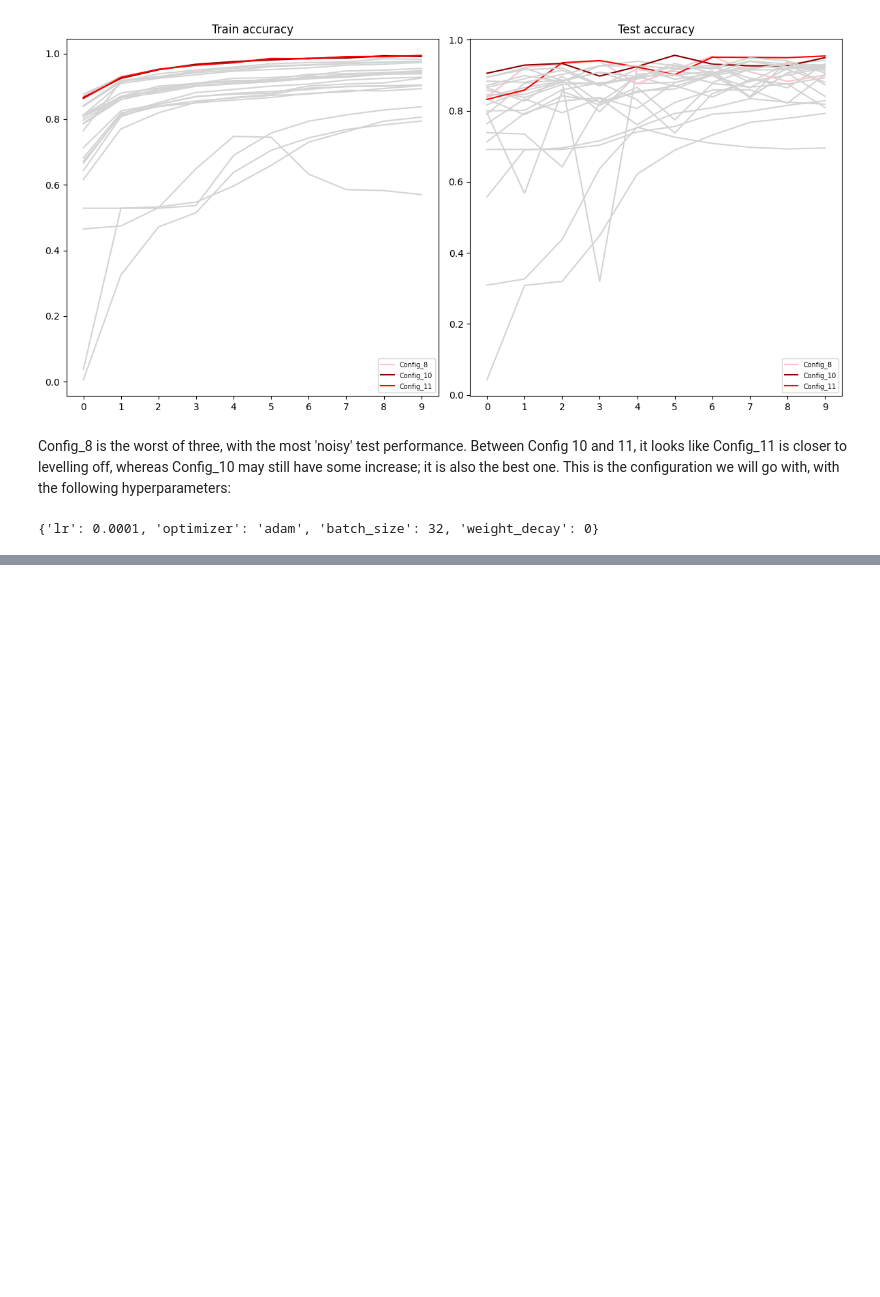
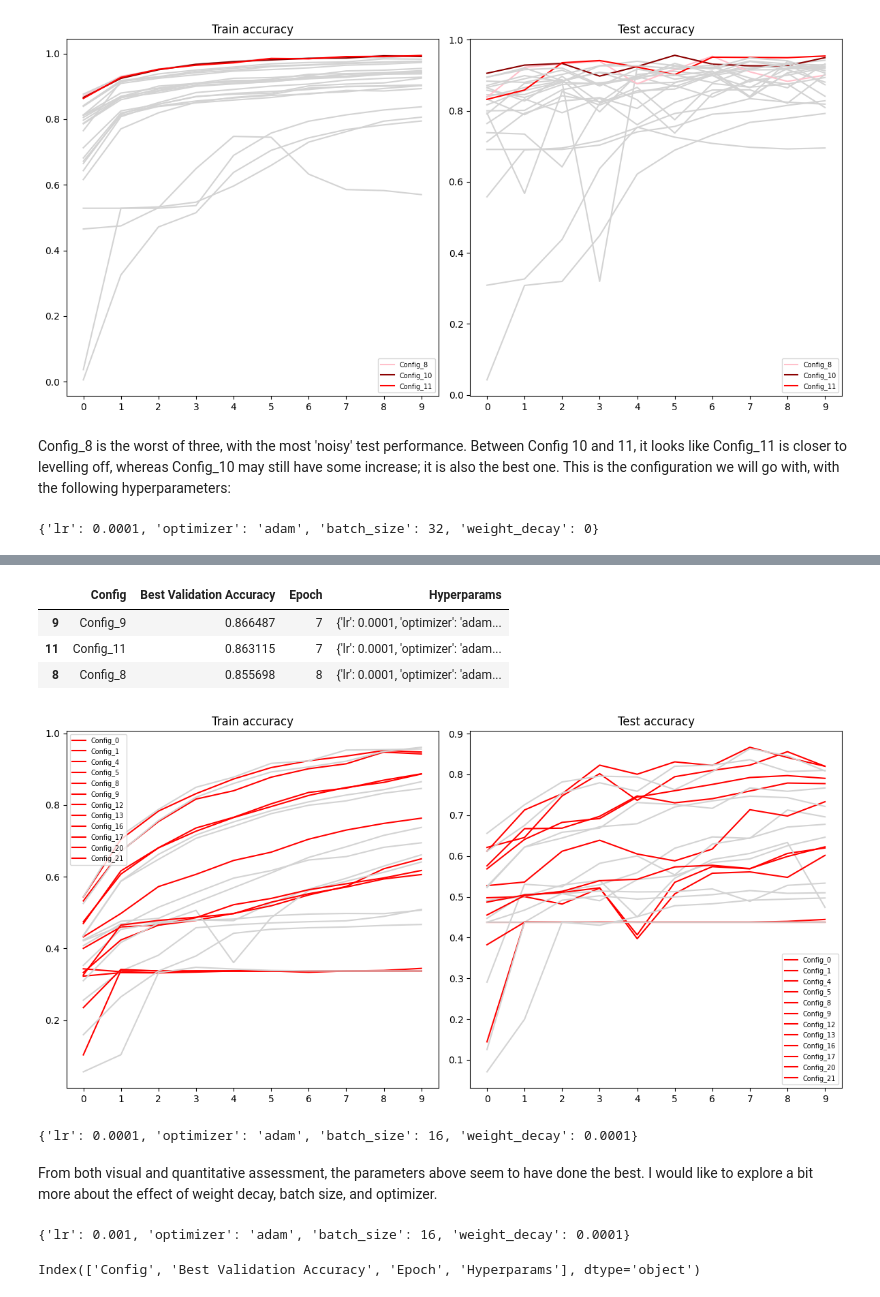
Before and after one commit to mariaserov/ML_BreakHis, a Jupyter notebook: scr/ConvnextV2_results_explore.ipynb, the cells around one changed output, grey strips where cells are left out. Saved outputs shown, nothing was run; the diff lists cells and outputs as text; code cells hidden in the pictures; blank space fills up the shorter version.

```diff
--- a/scr/ConvnextV2_results_explore.ipynb
+++ b/scr/ConvnextV2_results_explore.ipynb
@@ -223,0 +314,53 @@ best_perf.iloc[10,3]
+# %%
+best_idx = list(best_perf.nlargest(3, 'Best Validation Accuracy').index)
+best_perf.nlargest(3, 'Best Validation Accuracy')
+# %% [output]
+|  | Config | Best Validation Accuracy | Epoch | Hyperparams |
+| 9 | Config_9 | 0.866487 | 7 | {'lr': 0.0001, 'optimizer': 'adam... |
+| 11 | Config_11 | 0.863115 | 7 | {'lr': 0.0001, 'optimizer': 'adam... |
+| 8 | Config_8 | 0.855698 | 8 | {'lr': 0.0001, 'optimizer': 'adam... |
+# %%
+f, ax = plt.subplots(nrows = 1, ncols=2, figsize = (12, 6))
+
+colors = ['darkred', 'red', 'pink']
+best_col = list(df.columns[best_idx])
+
+for i, df in enumerate([perf_train, perf_test]):
+
+    for b, col in enumerate(df.columns):
+        config = best_perf.iloc[b,3]
+        if config['batch_size'] == 32: # change here for what hyperparam to be highlighted
+            ax[i].plot(range(perf_test.shape[0]), df.loc[:, col], label = col, color='red')
+        else:
+            ax[i].plot(range(perf_test.shape[0]), df.loc[:, col], color='lightgray')
+    if i == 0:
+        ax[i].set_title("Train accuracy")
+    else:
+        ax[i].set_title("Test accuracy")
+
+    ax[i].legend(prop={'size': 7})
+    ax[i].set_xticks(range(10))
+
+plt.tight_layout()
+plt.show()
+# %% [output]
+[figure, added]
+# %%
+best_perf.iloc[9,3]
+# %% [output]
+{'lr': 0.0001, 'optimizer': 'adam', 'batch_size': 16, 'weight_decay': 0.0001}
+# %% [markdown]
+From both visual and quantitative assessment, the parameters above seem to have done the best. I would like to explore a bit more about the effect of weight decay, batch size, and optimizer.
+# %%
+config = best_perf.iloc[1,3]
+config
+# %% [output]
+{'lr': 0.001, 'optimizer': 'adam', 'batch_size': 16, 'weight_decay': 0.0001}
+# %%
+hyperparams = {
+    'lr': [1e-3, 1e-4, 1e-5],
+    'optimizer': ['adam', 'sgd'],
+    'batch_size': [16, 32],
+    'weight_decay': [0, 1e-4]}
+# %% [output]
+Index(['Config', 'Best Validation Accuracy', 'Epoch', 'Hyperparams'], dtype='object')
```
Also changed, not shown: parts of 4 cells of this notebook, 14 other files.
